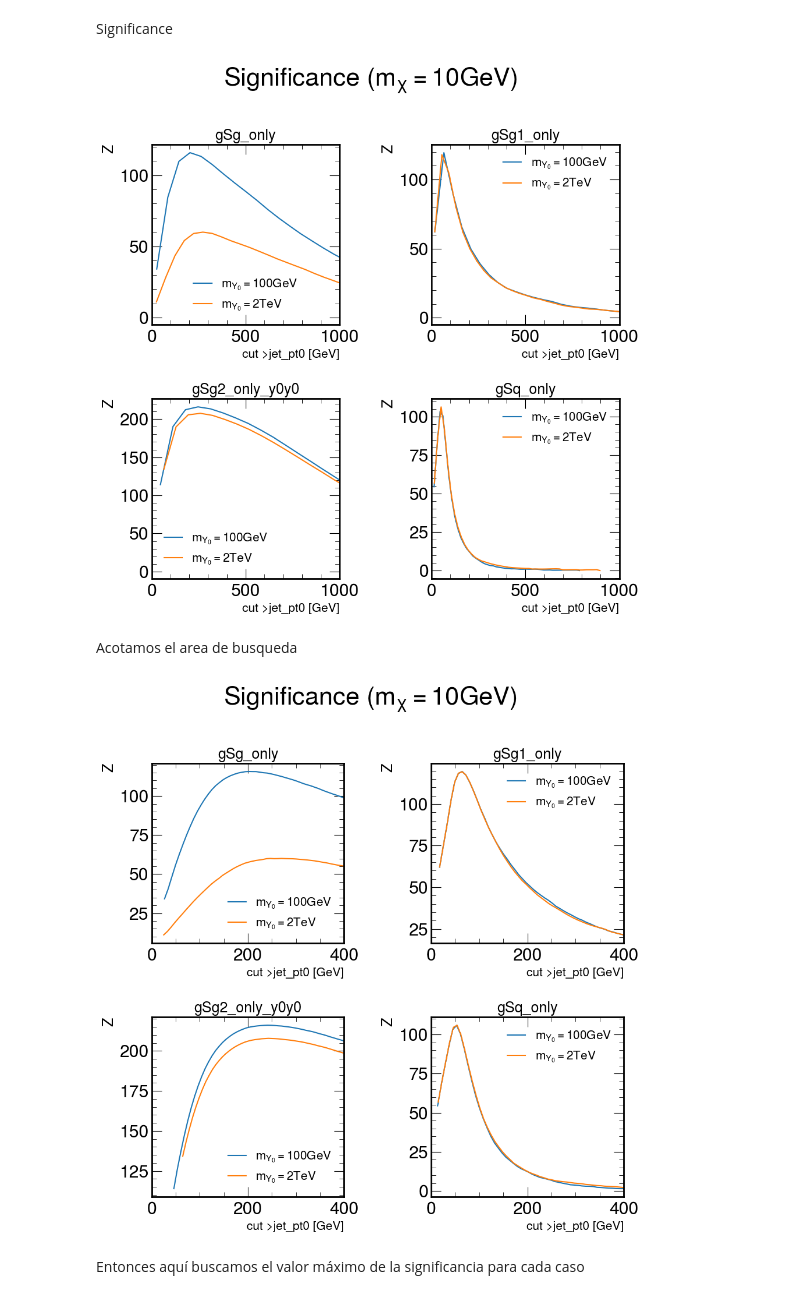
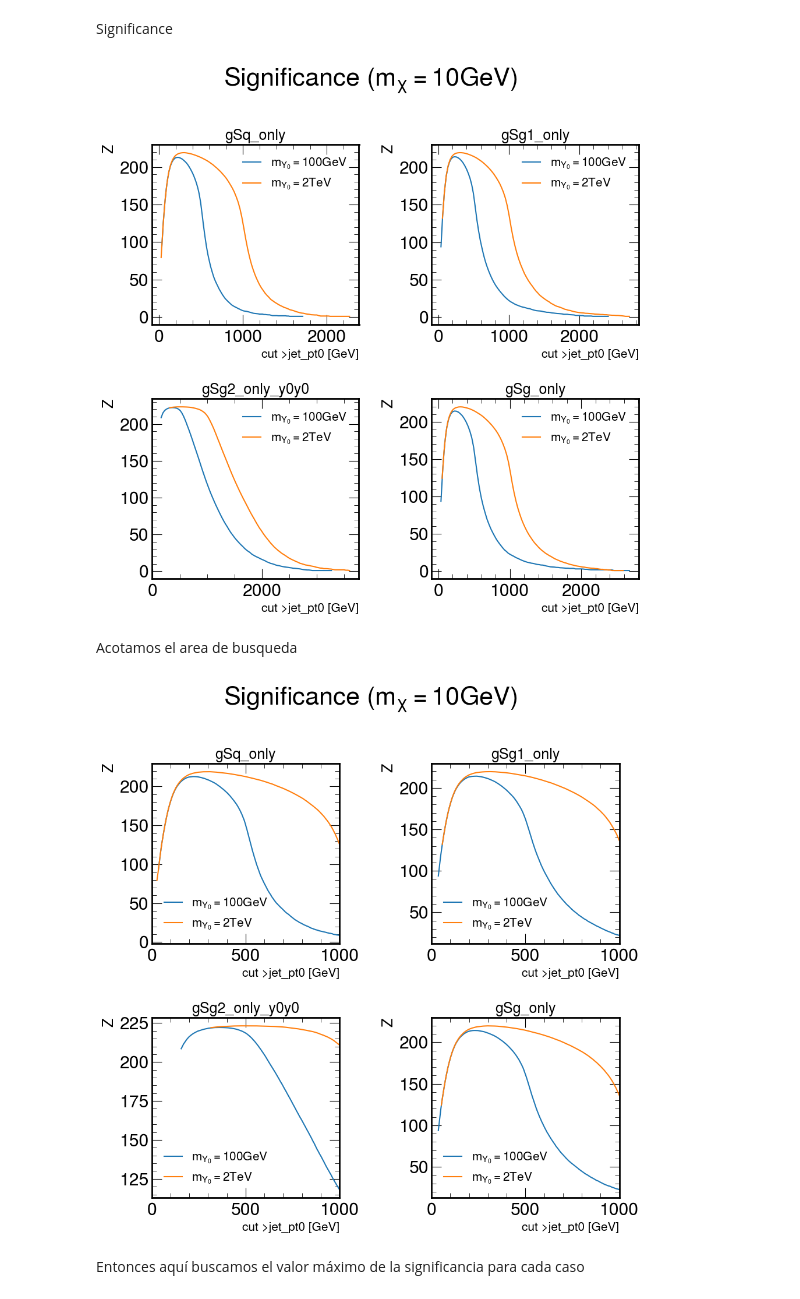
Before and after one commit to JuanDuarte2003/VBFDM_EAFIT, a Jupyter notebook: SignificanceAnalysis.ipynb, the cells around one changed output. Saved outputs shown, nothing was run; the diff lists cells and outputs as text; code cells hidden in the pictures.

```diff
--- a/SignificanceAnalysis.ipynb
+++ b/SignificanceAnalysis.ipynb
@@ -22,7 +22,7 @@ plt.ioff()
 <contextlib.ExitStack at 0x...>
 # %%
 # Signal
-cases = ["gSg_only", "gSg1_only", "gSg2_only_y0y0", "gSq_only"]
+cases = ["gSq_only","gSg1_only", "gSg2_only_y0y0", "gSg_only"]
 data = {}
 for i in cases:
     csvFile = [f"./sim_outputs/csv/DM_{i}_1.csv", f"./sim_outputs/csv/DM_{i}_2.csv"]
@@ -106,7 +97,7 @@ for i in cases:
     pt_values[i] = []
     Z[i] = []
     for j in range(2):
-        pt_values[i].append(np.linspace(data[i][j]['jet_pt0'].min(), data[i][j]['jet_pt0'].max()))
+        pt_values[i].append(np.linspace(data[i][j]['jet_pt0'].min(), data[i][j]['jet_pt0'].max(),100))
         Z[i].append(np.zeros(len(pt_values[i][j])))
 
         for k in range(len(pt_values[i][j])):
@@ -134,12 +125,12 @@ for i in range(2):
         ax[i,j].legend([r"$m_{Y_{0}}=100$GeV",r"$m_{Y_{0}}=2$TeV"],fontsize=15)
         ax[i,j].set_xlabel("cut >jet_pt0 [GeV]",fontsize=15)
         ax[i,j].set_ylabel("Z",fontsize=18)
-        ax[i,j].set_xlim(0,1000)
+        #ax[i,j].set_xlim(0,1000)
 
 fig.tight_layout()
 plt.show()
 # %% [output]
-[figure, old version]
+[figure, new version]
 # %% [markdown]
 Acotamos el area de busqueda
 # %%
@@ -150,8 +141,8 @@ for i in cases:
     Z[i] = []
     for j in range(2):
         inf_lim = data[i][j]['jet_pt0'].min()
-        sup_lim = 400 if data[i][j]['jet_pt0'].max() > 400 else data[i][j]['jet_pt0'].max()
-        pt_values[i].append(np.linspace(inf_lim, sup_lim))
+        sup_lim = 1000 if data[i][j]['jet_pt0'].max() > 1000 else data[i][j]['jet_pt0'].max()
+        pt_values[i].append(np.linspace(inf_lim, sup_lim, 500))
         Z[i].append(np.zeros(len(pt_values[i][j])))
 
         for k in range(len(pt_values[i][j])):
@@ -162,30 +153,30 @@ for i in cases:
 # %%
 fig, ax = plt.subplots(2,2)
 
 fig.suptitle(r"Significance ($m_{\chi} = 10$GeV)")
 
 for i in range(2):
     ax[0,0].plot(pt_values[cases[0]][i], Z[cases[0]][i])
     ax[0,1].plot(pt_values[cases[1]][i], Z[cases[1]][i])
     ax[1,0].plot(pt_values[cases[2]][i], Z[cases[2]][i])
     ax[1,1].plot(pt_values[cases[3]][i], Z[cases[3]][i])
     ax[0,0].set_title(cases[0], fontsize=18)
     ax[0,1].set_title(cases[1], fontsize=18)
     ax[1,0].set_title(cases[2], fontsize=18)
     ax[1,1].set_title(cases[3], fontsize=18)
 
 for i in range(2):
     for j in range(2):
         ax[i,j].legend([r"$m_{Y_{0}}=100$GeV",r"$m_{Y_{0}}=2$TeV"],fontsize=15)
         ax[i,j].set_xlabel("cut >jet_pt0 [GeV]",fontsize=15)
         ax[i,j].set_ylabel("Z",fontsize=18)
-        ax[i,j].set_xlim(0,400)
+        ax[i,j].set_xlim(0,1000)
         #ax[i,j].set_ylim()
 
 fig.tight_layout()
 plt.show()
 # %% [output]
-[figure, old version]
+[figure, new version]
 # %% [markdown]
 Entonces aquí buscamos el valor máximo de la significancia para cada caso
 # %%
```
Also changed, not shown: parts of 25 cells of this notebook, 17 other files.
